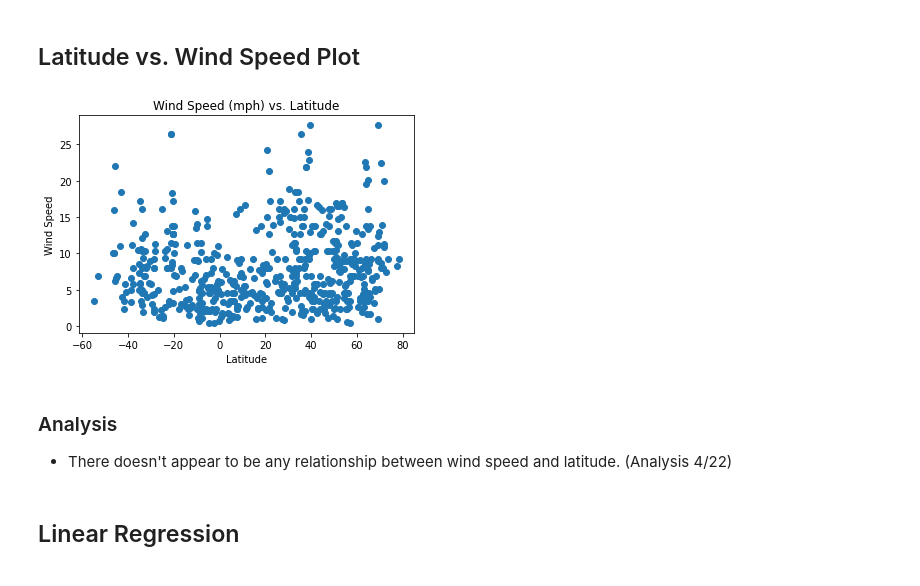
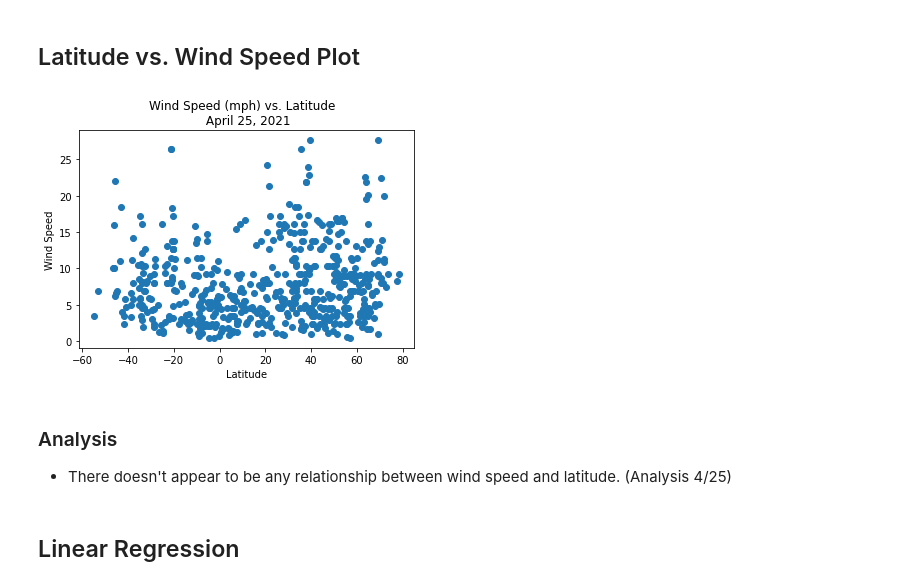
Before and after one commit to rketchum95/python_api, a Jupyter notebook: WeatherPy/WeatherPy.ipynb, the cells around one changed output. Saved outputs shown, nothing was run; the diff lists cells and outputs as text; code cells hidden in the pictures.

```diff
--- a/WeatherPy/WeatherPy.ipynb
+++ b/WeatherPy/WeatherPy.ipynb
@@ -245,18 +245,18 @@ plt.show()
 # %%
 x=weather_df['latitude']
 y=weather_df['wind_speed']
 
 plt.scatter(x,y)
 plt.xlabel("Latitude")
 plt.ylabel("Wind Speed")
-plt.title("Wind Speed (mph) vs. Latitude")
+plt.title("Wind Speed (mph) vs. Latitude  \n April 25, 2021")
 plt.savefig('WindSpeed_vs_Lat')
 plt.show()
 # %% [output]
-[figure, old version]
+[figure, new version]
 # %% [markdown]
 ### Analysis
-- There doesn't appear to be any relationship between wind speed and latitude. (Analysis 4/22)
+- There doesn't appear to be any relationship between wind speed and latitude. (Analysis 4/25)
 # %% [markdown]
 ## Linear Regression
 # %%
```
Also changed, not shown: parts of 19 cells of this notebook, 14 other files.
